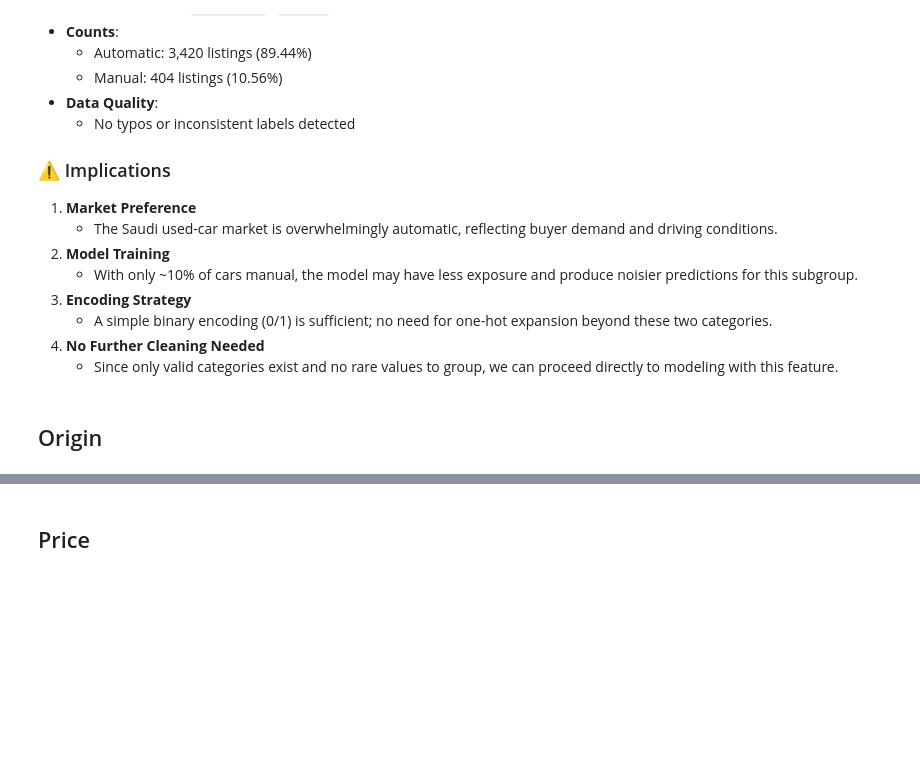
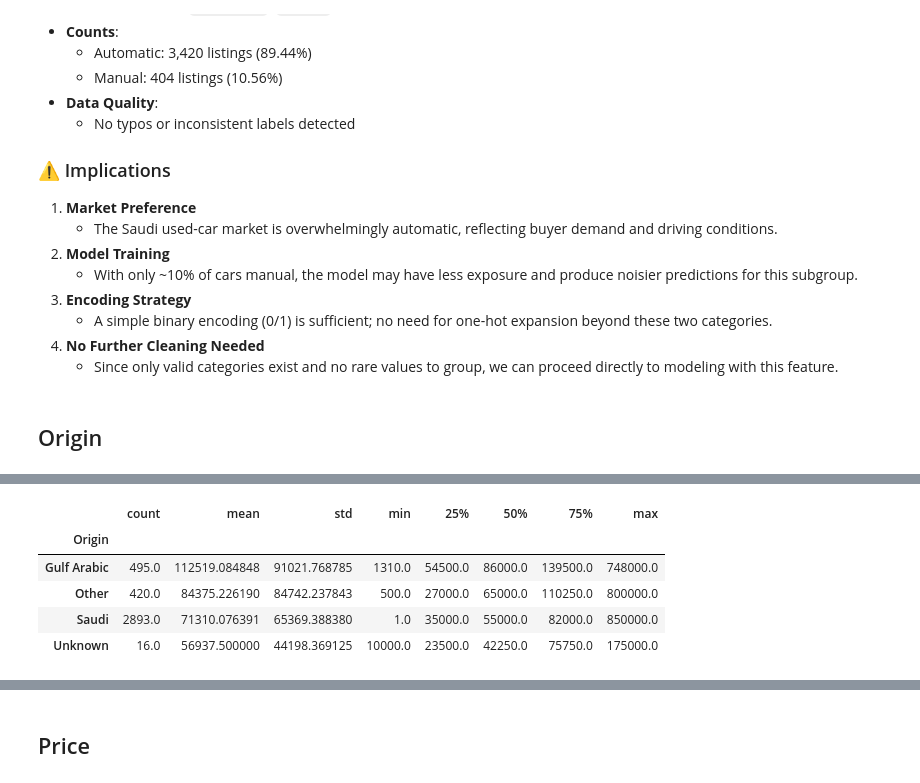
Before and after one commit to RioPramana21/Ctrl-Price-Taking-Control-of-Used-Car-Valuations-with-ML, a Jupyter notebook: code_files/project_code.ipynb, the cells around one changed output, grey strips where cells are left out. Drawn from its saved outputs; the diff is of its cells as text; code cells hidden in the pictures; blank space fills up the shorter version.

```diff
--- a/code_files/project_code.ipynb
+++ b/code_files/project_code.ipynb
@@ -962,0 +1056,11 @@ plt.show()
+# %%
+# Print descriptive statistics of Price grouped by Origin
+price_stats_by_origin = df_filtered.groupby('Origin')['Price'].describe().sort_values(by='50%', ascending=False)
+price_stats_by_origin
+# %% [output]
+|  | count | mean | std | min | 25% | 50% | 75% | max |
+| Origin |  |  |  |  |  |  |  |  |
+| Gulf Arabic | 495.0 | 112519.084848 | 91021.768785 | 1310.0 | 54500.0 | 86000.0 | 139500.0 | 748000.0 |
+| Other | 420.0 | 84375.226190 | 84742.237843 | 500.0 | 27000.0 | 65000.0 | 110250.0 | 800000.0 |
+| Saudi | 2893.0 | 71310.076391 | 65369.388380 | 1.0 | 35000.0 | 55000.0 | 82000.0 | 850000.0 |
+| Unknown | 16.0 | 56937.500000 | 44198.369125 | 10000.0 | 23500.0 | 42250.0 | 75750.0 | 175000.0 |
```
Also changed, not shown: parts of 11 cells of this notebook.
